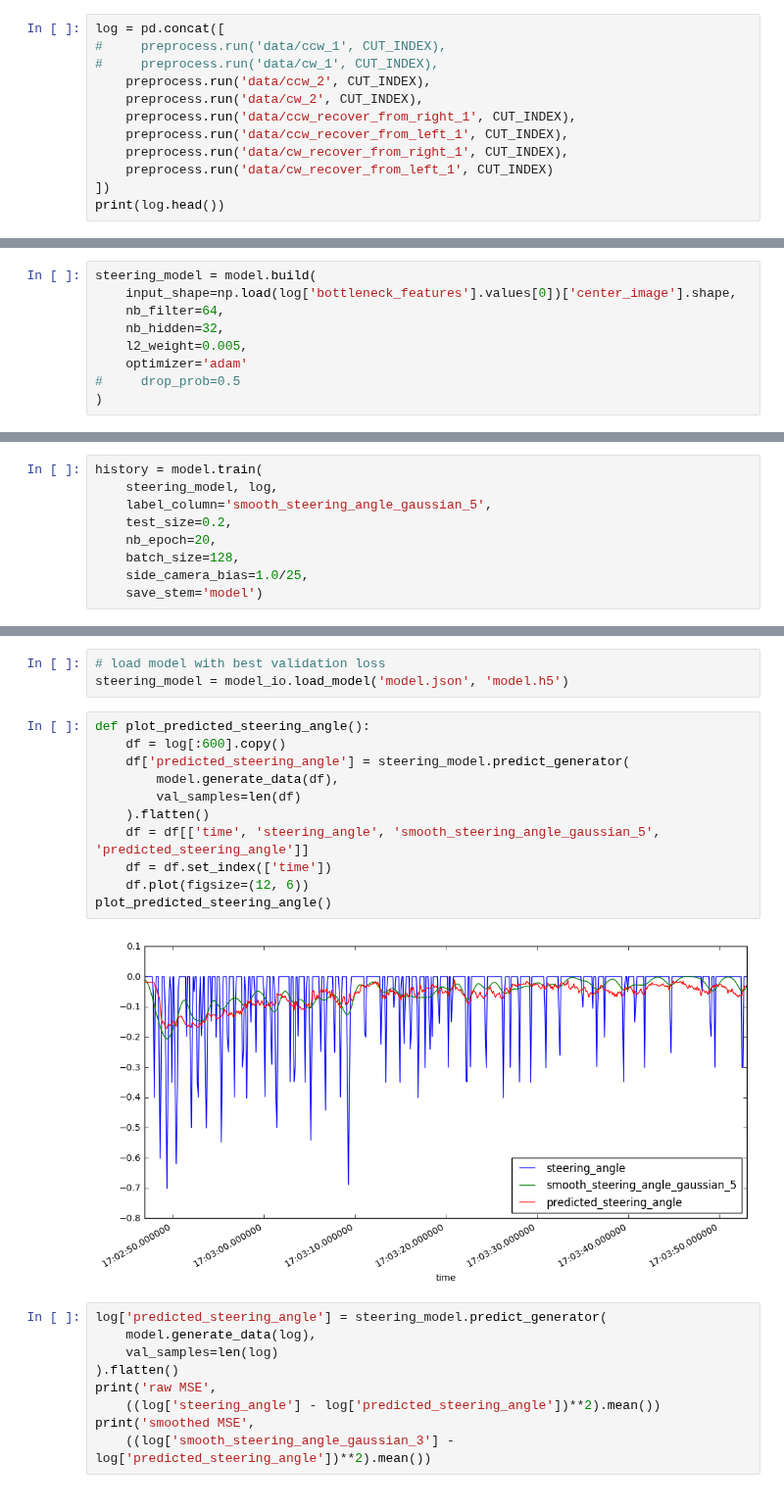
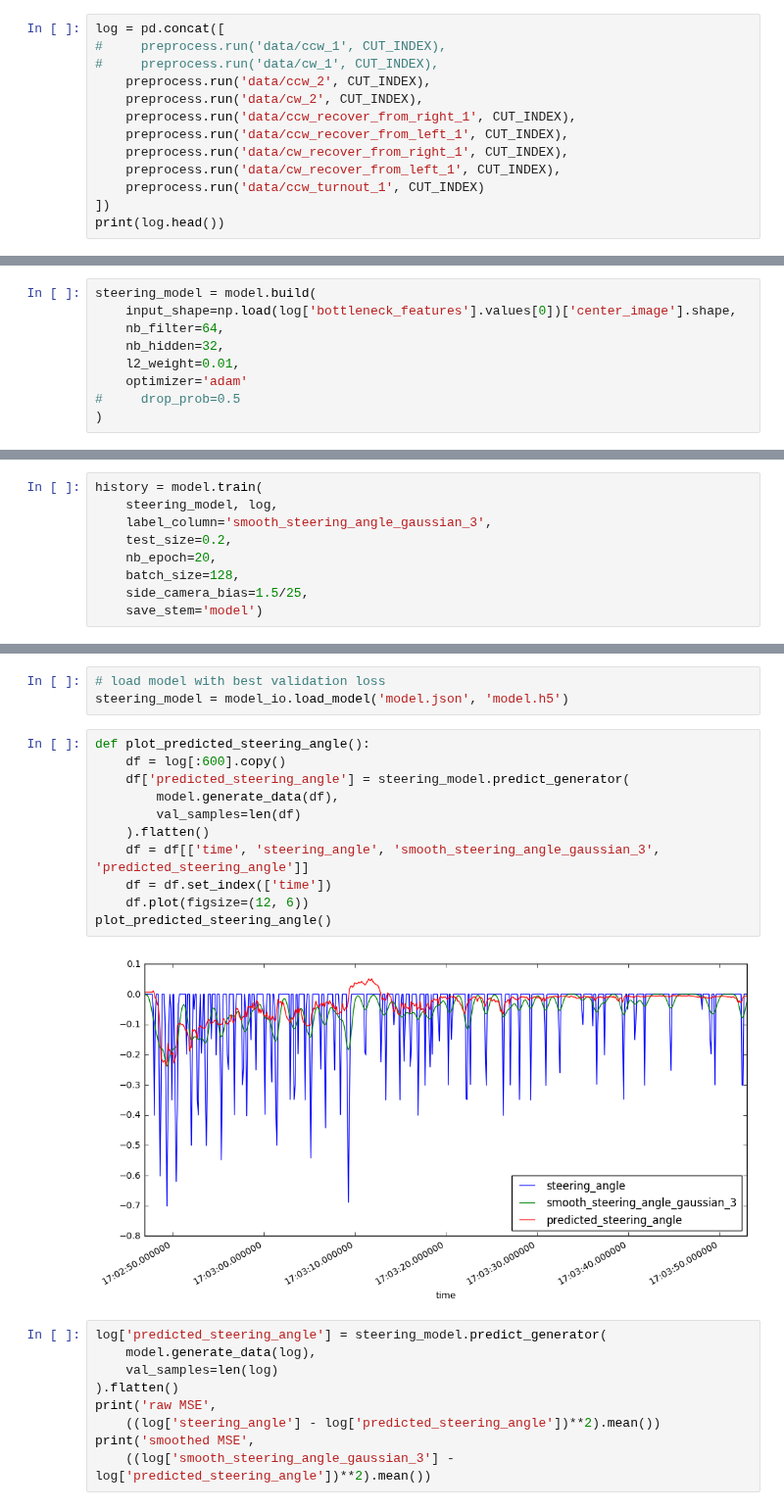
Before and after one commit to jdleesmiller/carnd-cloning, a Jupyter notebook: README.ipynb, the cells around one changed output, grey strips where cells are left out. Shown at 98% size. Drawn from its saved outputs; the diff is of its cells as text.

```diff
--- a/README.ipynb
+++ b/README.ipynb
@@ -72,7 +72,8 @@ log = pd.concat([
     preprocess.run('data/ccw_recover_from_right_1', CUT_INDEX),
     preprocess.run('data/ccw_recover_from_left_1', CUT_INDEX),
     preprocess.run('data/cw_recover_from_right_1', CUT_INDEX),
-    preprocess.run('data/cw_recover_from_left_1', CUT_INDEX)
+    preprocess.run('data/cw_recover_from_left_1', CUT_INDEX),
+    preprocess.run('data/ccw_turnout_1', CUT_INDEX)
 ])
 print(log.head())
 # %% [output]
@@ -252,7 +255,7 @@ steering_model = model.build(
     input_shape=np.load(log['bottleneck_features'].values[0])['center_image'].shape,
     nb_filter=64,
     nb_hidden=32,
-    l2_weight=0.005,
+    l2_weight=0.01,
     optimizer='adam'
 #     drop_prob=0.5
 )
@@ -273,11 +276,11 @@ ________________________________________________________________________________
 # %%
 history = model.train(
     steering_model, log,
-    label_column='smooth_steering_angle_gaussian_5',
+    label_column='smooth_steering_angle_gaussian_3',
     test_size=0.2,
     nb_epoch=20,
     batch_size=128,
-    side_camera_bias=1.0/25,
+    side_camera_bias=1.5/25,
     save_stem='model')
 # %% [output]
 Epoch 1/20
@@ -287,16 +290,16 @@ steering_model = model_io.load_model('model.json', 'model.h5')
 # %%
 def plot_predicted_steering_angle():
     df = log[:600].copy()
     df['predicted_steering_angle'] = steering_model.predict_generator(
         model.generate_data(df),
         val_samples=len(df)
     ).flatten()
-    df = df[['time', 'steering_angle', 'smooth_steering_angle_gaussian_5', 'predicted_steering_angle']]
+    df = df[['time', 'steering_angle', 'smooth_steering_angle_gaussian_3', 'predicted_steering_angle']]
     df = df.set_index(['time'])
     df.plot(figsize=(12, 6))
 plot_predicted_steering_angle()
 # %% [output]
-[figure, old version]
+[figure, new version]
 # %%
 log['predicted_steering_angle'] = steering_model.predict_generator(
     model.generate_data(log),
```
Also changed, not shown: parts of 4 cells of this notebook.
